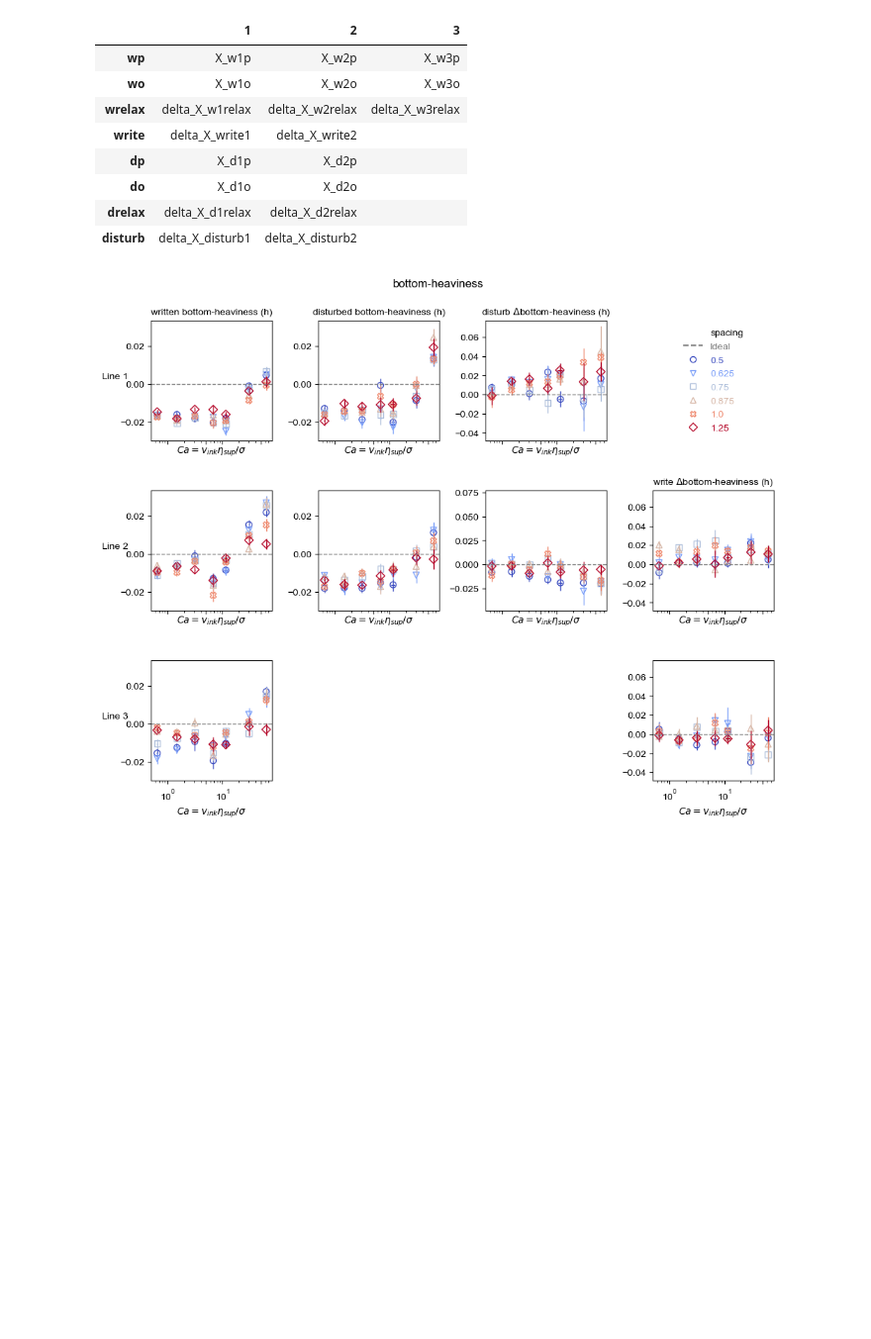
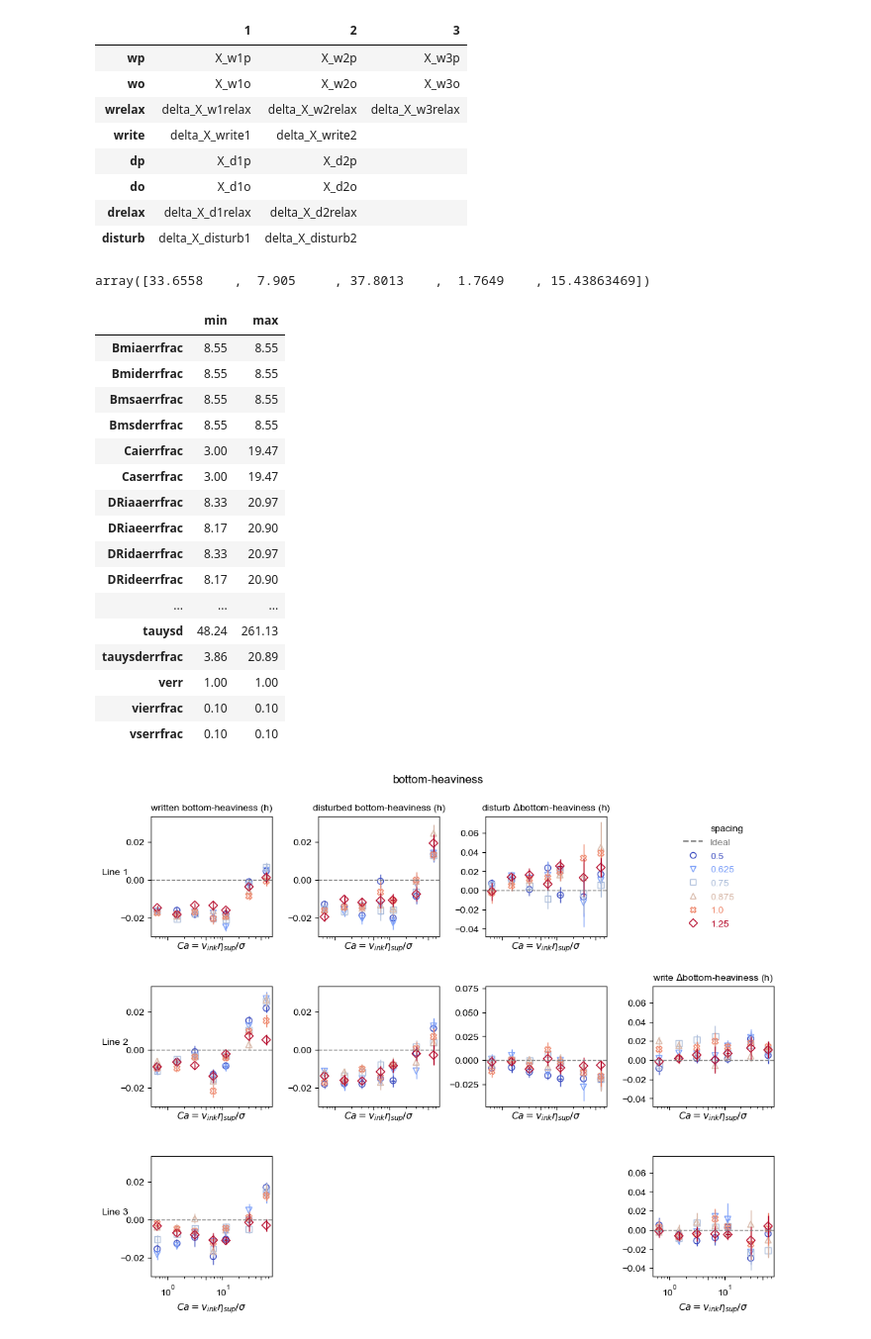
Before and after one commit to usnistgov/embedded3DPvids, a Jupyter notebook: ipynb/singleDoubleTriple/6_summary_xsz.ipynb, the cells around one changed output. Shown at 99% size. Cells and saved outputs as stored; diff of their text form; code cells hidden in the pictures; blank space fills up the shorter version.

```diff
--- a/ipynb/singleDoubleTriple/6_summary_xsz.ipynb
+++ b/ipynb/singleDoubleTriple/6_summary_xsz.ipynb
@@ -54,3 +54,7 @@ Dependents:
 | do | X_d1o | X_d2o |  |
 | drelax | delta_X_d1relax | delta_X_d2relax |  |
 | disturb | delta_X_disturb1 | delta_X_disturb2 |  |
+# %%
+ms.ss.sigma.unique()
+# %% [output]
+array([33.6558    ,  7.905     , 37.8013    ,  1.7649    , 15.43863469])
@@ -57,3 +105,28 @@ Dependents:
+# %%
+def minMax(x):
+    return pd.Series(index=['min','max'],data=[x.min()*100,x.max()*100])
+
+
+df2 = df1.apply(minMax).transpose()
+df2.sort_index()
+# %% [output]
+|  | min | max |
+| Bmiaerrfrac | 8.55 | 8.55 |
+| Bmiderrfrac | 8.55 | 8.55 |
+| Bmsaerrfrac | 8.55 | 8.55 |
+| Bmsderrfrac | 8.55 | 8.55 |
+| Caierrfrac | 3.00 | 19.47 |
+| Caserrfrac | 3.00 | 19.47 |
+| DRiaaerrfrac | 8.33 | 20.97 |
+| DRiaeerrfrac | 8.17 | 20.90 |
+| DRidaerrfrac | 8.33 | 20.97 |
+| DRideerrfrac | 8.17 | 20.90 |
+| ... | ... | ... |
+| tauysd | 48.24 | 261.13 |
+| tauysderrfrac | 3.86 | 20.89 |
+| verr | 1.00 | 1.00 |
+| vierrfrac | 0.10 | 0.10 |
+| vserrfrac | 0.10 | 0.10 |
 # %%
 yvl = mp.yvarlines(ms, ms.ss, xvar='int_Ca', yvar='yshift', cvar='spacing', llist=[1, 2, 3]
              , plist=['wo', 'do', 'disturb', 'write'], plotType='notebook', yideal=me.XSSDTIdeals('+z')
```
Also changed, not shown: parts of 9 cells of this notebook, 8 other files.
